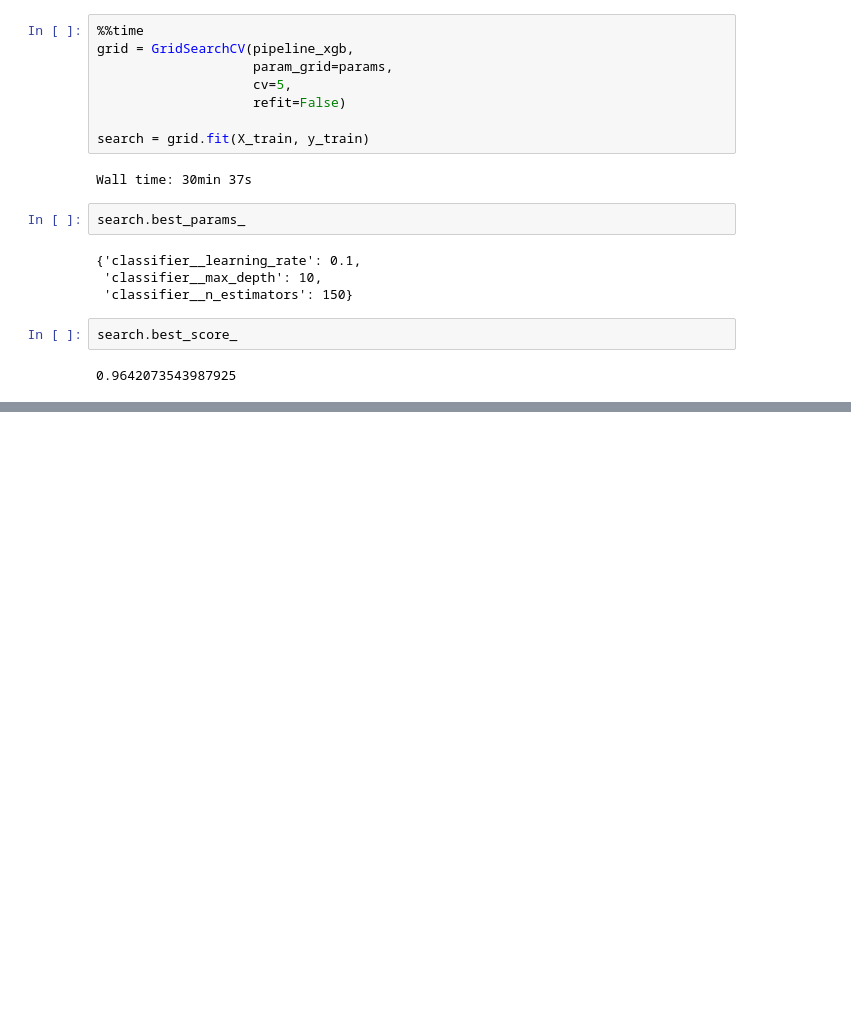
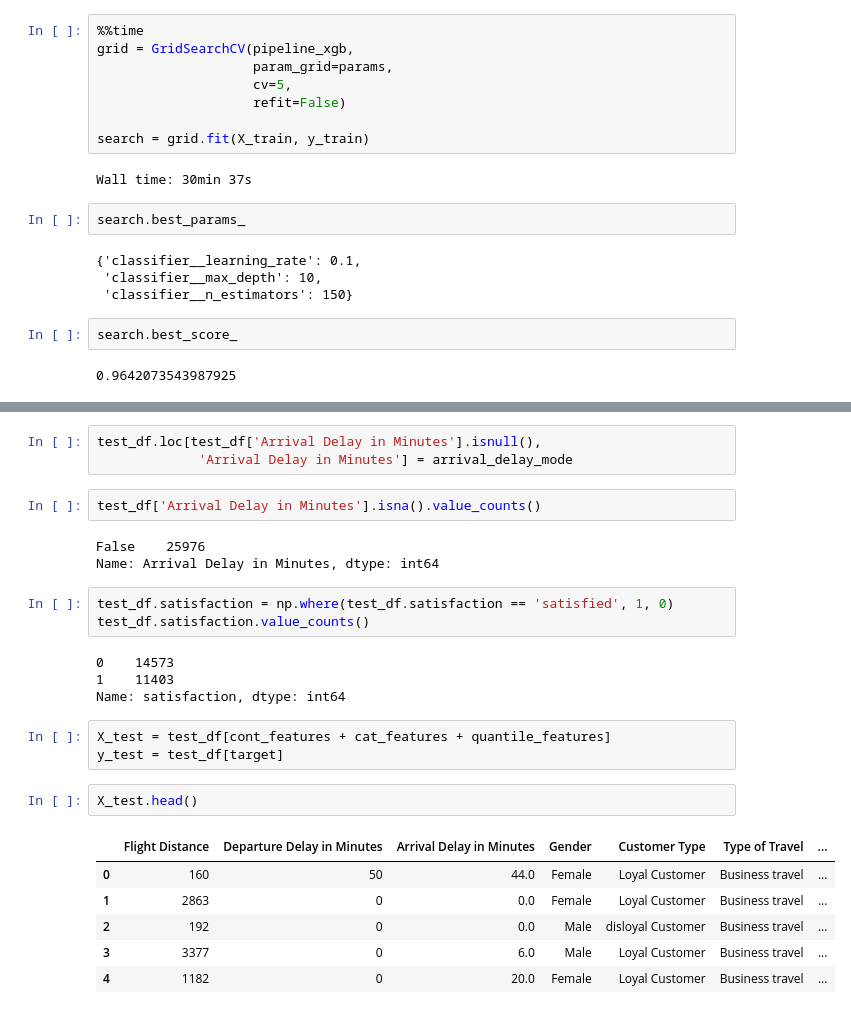
Before and after one commit to AntonyVasilev/ML-in-business, a Jupyter notebook: draft notebook.ipynb, the cells around one changed output, grey strips where cells are left out. Cells and saved outputs as stored; diff of their text form; blank space fills up the shorter version.

```diff
--- a/draft notebook.ipynb
+++ b/draft notebook.ipynb
@@ -434,0 +529,27 @@ search.best_score_
+# %%
+test_df.loc[test_df['Arrival Delay in Minutes'].isnull(),
+             'Arrival Delay in Minutes'] = arrival_delay_mode
+# %%
+test_df['Arrival Delay in Minutes'].isna().value_counts()
+# %% [output]
+False    25976
+Name: Arrival Delay in Minutes, dtype: int64
+# %%
+test_df.satisfaction = np.where(test_df.satisfaction == 'satisfied', 1, 0)
+test_df.satisfaction.value_counts()
+# %% [output]
+0    14573
+1    11403
+Name: satisfaction, dtype: int64
+# %%
+X_test = test_df[cont_features + cat_features + quantile_features]
+y_test = test_df[target]
+# %%
+X_test.head()
+# %% [output]
+|  | Flight Distance | Departure Delay in Minutes | Arrival Delay in Minutes | Gender | Customer Type | Type of Travel | ... |
+| 0 | 160 | 50 | 44.0 | Female | Loyal Customer | Business travel | ... |
+| 1 | 2863 | 0 | 0.0 | Female | Loyal Customer | Business travel | ... |
+| 2 | 192 | 0 | 0.0 | Male | disloyal Customer | Business travel | ... |
+| 3 | 3377 | 0 | 6.0 | Male | Loyal Customer | Business travel | ... |
+| 4 | 1182 | 0 | 20.0 | Female | Loyal Customer | Business travel | ... |
```
Also changed, not shown: parts of 21 cells of this notebook.
